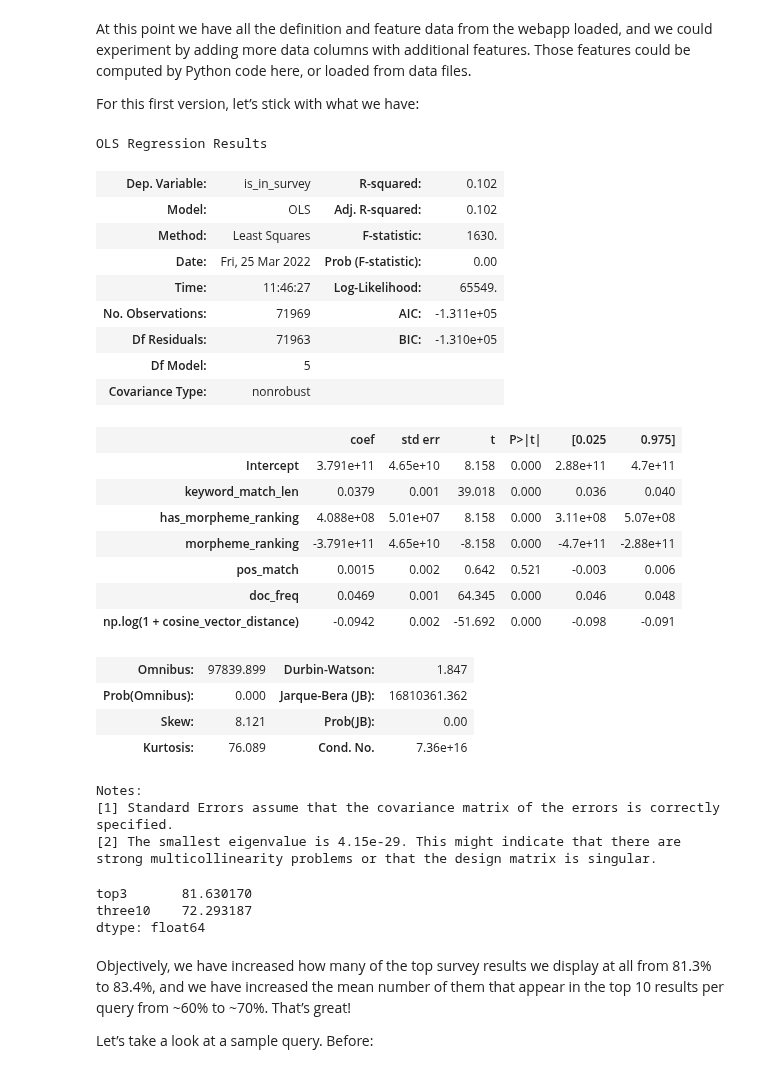
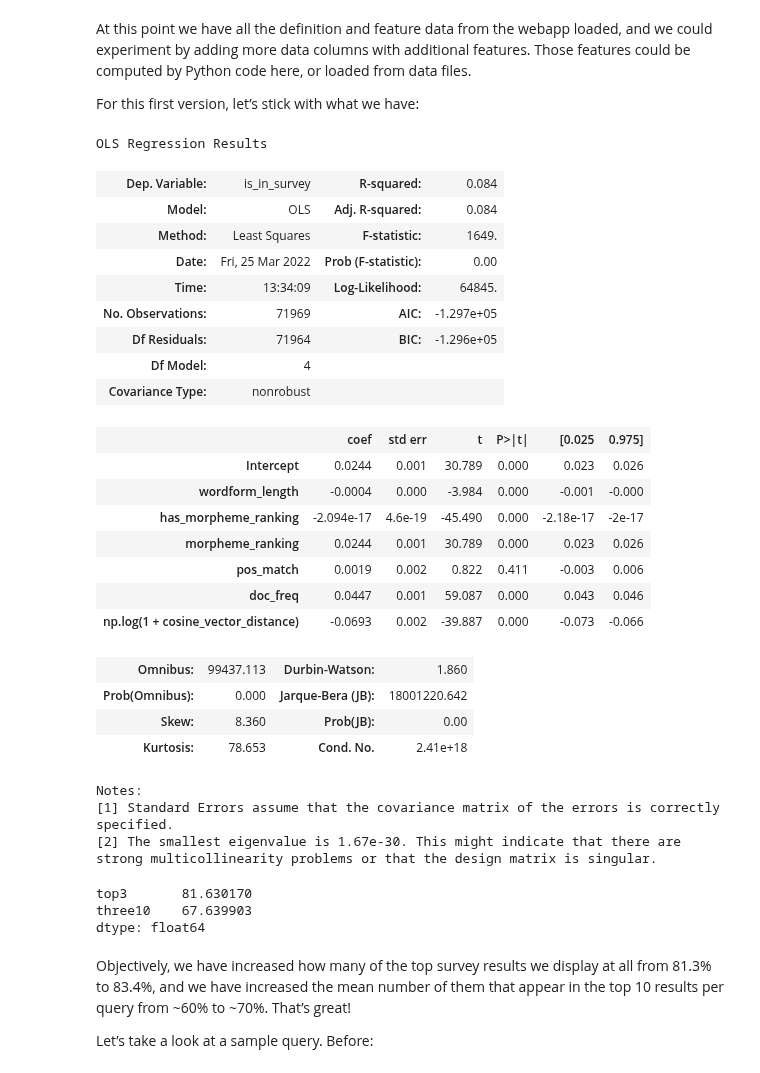
Before and after one commit to UAlbertaALTLab/morphodict, a Jupyter notebook: src/CreeDictionary/search_quality/weighting.ipynb, the cells around one changed output. Drawn from its saved outputs; the diff is of its cells as text; code cells hidden in the pictures.

```diff
--- a/src/CreeDictionary/search_quality/weighting.ipynb
+++ b/src/CreeDictionary/search_quality/weighting.ipynb
@@ -145,54 +145,54 @@ def prep_results_for_regression(df):
         is_in_survey=df.apply(weighting_nb_code.is_in_survey, axis=1),
         keyword_match_len=df['target_language_keyword_match'].apply(len),
         pos_match=df["pos_match"].fillna(0),
-        doc_freq=df["doc_freq"].fillna(0),
+        doc_freq=df["corp_freq"].fillna(0),
     )
 # %%
 df = prep_results_for_regression(data)
 results = smf.ols(
     """
     is_in_survey ~
-        + keyword_match_len
+        wordform_length
         + has_morpheme_ranking
         + morpheme_ranking
         + pos_match
         + doc_freq
         + np.log(1 + cosine_vector_distance)
     """,
     data=df,
 ).fit()
 display(results.summary())
 sorted_results = weighting_nb_code.rank_by_predictor(df, results)
 weighting_nb_code.top3_and_310_stats_summary(sorted_results, rank_column="result_rank")
 # %% [output]
 OLS Regression Results
-| Dep. Variable: | is_in_survey | R-squared: | 0.102 |
-| Model: | OLS | Adj. R-squared: | 0.102 |
-| Method: | Least Squares | F-statistic: | 1630. |
+| Dep. Variable: | is_in_survey | R-squared: | 0.084 |
+| Model: | OLS | Adj. R-squared: | 0.084 |
+| Method: | Least Squares | F-statistic: | 1649. |
 | Date: | Fri, 25 Mar 2022 | Prob (F-statistic): | 0.00 |
-| Time: | 11:46:27 | Log-Likelihood: | 65549. |
-| No. Observations: | 71969 | AIC: | -1.311e+05 |
-| Df Residuals: | 71963 | BIC: | -1.310e+05 |
-| Df Model: | 5 |  |  |
+| Time: | 13:34:09 | Log-Likelihood: | 64845. |
+| No. Observations: | 71969 | AIC: | -1.297e+05 |
+| Df Residuals: | 71964 | BIC: | -1.296e+05 |
+| Df Model: | 4 |  |  |
 | Covariance Type: | nonrobust |  |  |
 |  | coef | std err | t | P>|t| | [0.025 | 0.975] |
-| Intercept | 3.791e+11 | 4.65e+10 | 8.158 | 0.000 | 2.88e+11 | 4.7e+11 |
-| keyword_match_len | 0.0379 | 0.001 | 39.018 | 0.000 | 0.036 | 0.040 |
-| has_morpheme_ranking | 4.088e+08 | 5.01e+07 | 8.158 | 0.000 | 3.11e+08 | 5.07e+08 |
-| morpheme_ranking | -3.791e+11 | 4.65e+10 | -8.158 | 0.000 | -4.7e+11 | -2.88e+11 |
-| pos_match | 0.0015 | 0.002 | 0.642 | 0.521 | -0.003 | 0.006 |
-| doc_freq | 0.0469 | 0.001 | 64.345 | 0.000 | 0.046 | 0.048 |
-| np.log(1 + cosine_vector_distance) | -0.0942 | 0.002 | -51.692 | 0.000 | -0.098 | -0.091 |
+| Intercept | 0.0244 | 0.001 | 30.789 | 0.000 | 0.023 | 0.026 |
+| wordform_length | -0.0004 | 0.000 | -3.984 | 0.000 | -0.001 | -0.000 |
+| has_morpheme_ranking | -2.094e-17 | 4.6e-19 | -45.490 | 0.000 | -2.18e-17 | -2e-17 |
+| morpheme_ranking | 0.0244 | 0.001 | 30.789 | 0.000 | 0.023 | 0.026 |
+| pos_match | 0.0019 | 0.002 | 0.822 | 0.411 | -0.003 | 0.006 |
+| doc_freq | 0.0447 | 0.001 | 59.087 | 0.000 | 0.043 | 0.046 |
+| np.log(1 + cosine_vector_distance) | -0.0693 | 0.002 | -39.887 | 0.000 | -0.073 | -0.066 |
-| Omnibus: | 97839.899 | Durbin-Watson: | 1.847 |
-| Prob(Omnibus): | 0.000 | Jarque-Bera (JB): | 16810361.362 |
-| Skew: | 8.121 | Prob(JB): | 0.00 |
-| Kurtosis: | 76.089 | Cond. No. | 7.36e+16 |
+| Omnibus: | 99437.113 | Durbin-Watson: | 1.860 |
+| Prob(Omnibus): | 0.000 | Jarque-Bera (JB): | 18001220.642 |
+| Skew: | 8.360 | Prob(JB): | 0.00 |
+| Kurtosis: | 78.653 | Cond. No. | 2.41e+18 |
 Notes:
 [1] Standard Errors assume that the covariance matrix of the errors is correctly specified.
-[2] The smallest eigenvalue is 4.15e-29. This might indicate that there are
+[2] The smallest eigenvalue is 1.67e-30. This might indicate that there are
 strong multicollinearity problems or that the design matrix is singular.
 top3       81.630170
-three10    72.293187
+three10    67.639903
 dtype: float64
 # %% [markdown]
 Objectively, we have increased how many of the top survey results we display at all from 81.3% to 83.4%, and we have increased the mean number of them that appear in the top 10 results per query from ~60% to ~70%. That’s great!
```
Also changed, not shown: parts of 5 cells of this notebook, 1 other file.
